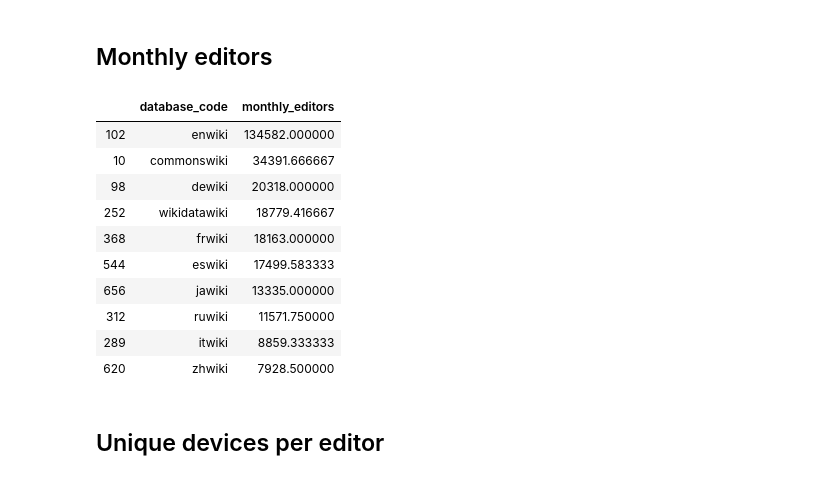
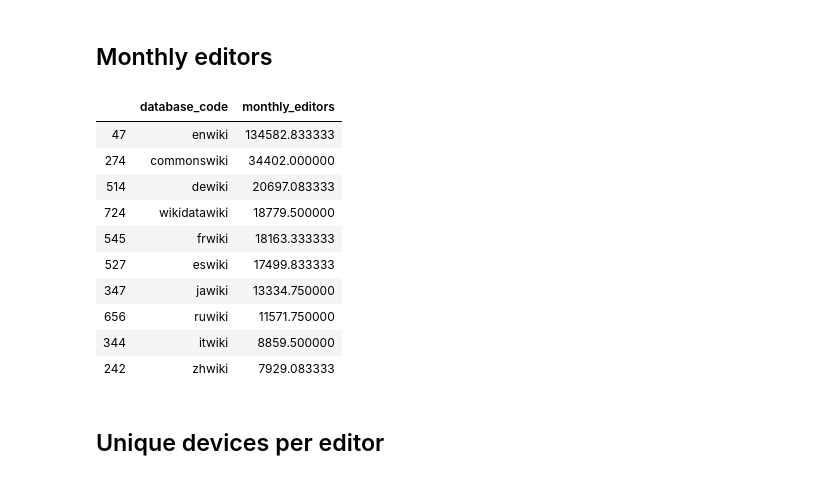
Before and after one commit to wikimedia-research/wiki-comparison, a Jupyter notebook: data-collection/data-collection.ipynb, the cells around one changed output. Saved outputs shown, nothing was run; the diff lists cells and outputs as text; code cells hidden in the pictures.

```diff
--- a/data-collection/data-collection.ipynb
+++ b/data-collection/data-collection.ipynb
@@ -666,36 +662,33 @@ merge_in(egc)
 # %% [markdown]
 ## Monthly editors
 # %%
-#formerly a mariadb query pulling from staging.editor_month and using bot_flag = 0 to identify bots, as well as the following to filter bot editors
-#convert(user_name using utf8) not regexp "bot\\\\b" or convert(user_name using utf8) in ("Paucabot", "Niabot", "Marbot")
-
 me = wmf.hive.run("""
 SELECT
     wiki AS database_code,
     COUNT(*) / 12 AS monthly_editors
 FROM cchen.editor_month
 WHERE
     month >= "{start}"
     AND month < "{end}"
-    user_id != 0
+    AND user_id != 0
     AND bot_by_group = FALSE
     AND (user_name not regexp "bot\\b" or user_name in ("Paucabot", "Niabot", "Marbot"))
 GROUP BY wiki
 """.format(**query_vars))
 
 top_10(me, "monthly_editors")
 # %% [output]
 |  | database_code | monthly_editors |
-| 102 | enwiki | 134582.000000 |
-| 10 | commonswiki | 34391.666667 |
-| 98 | dewiki | 20318.000000 |
-| 252 | wikidatawiki | 18779.416667 |
-| 368 | frwiki | 18163.000000 |
-| 544 | eswiki | 17499.583333 |
-| 656 | jawiki | 13335.000000 |
-| 312 | ruwiki | 11571.750000 |
-| 289 | itwiki | 8859.333333 |
-| 620 | zhwiki | 7928.500000 |
+| 47 | enwiki | 134582.833333 |
+| 274 | commonswiki | 34402.000000 |
+| 514 | dewiki | 20697.083333 |
+| 724 | wikidatawiki | 18779.500000 |
+| 545 | frwiki | 18163.333333 |
+| 527 | eswiki | 17499.833333 |
+| 347 | jawiki | 13334.750000 |
+| 656 | ruwiki | 11571.750000 |
+| 344 | itwiki | 8859.500000 |
+| 242 | zhwiki | 7929.083333 |
 # %%
 merge_in(me)
 # %% [markdown]
```
Also changed, not shown: parts of 25 cells of this notebook.
